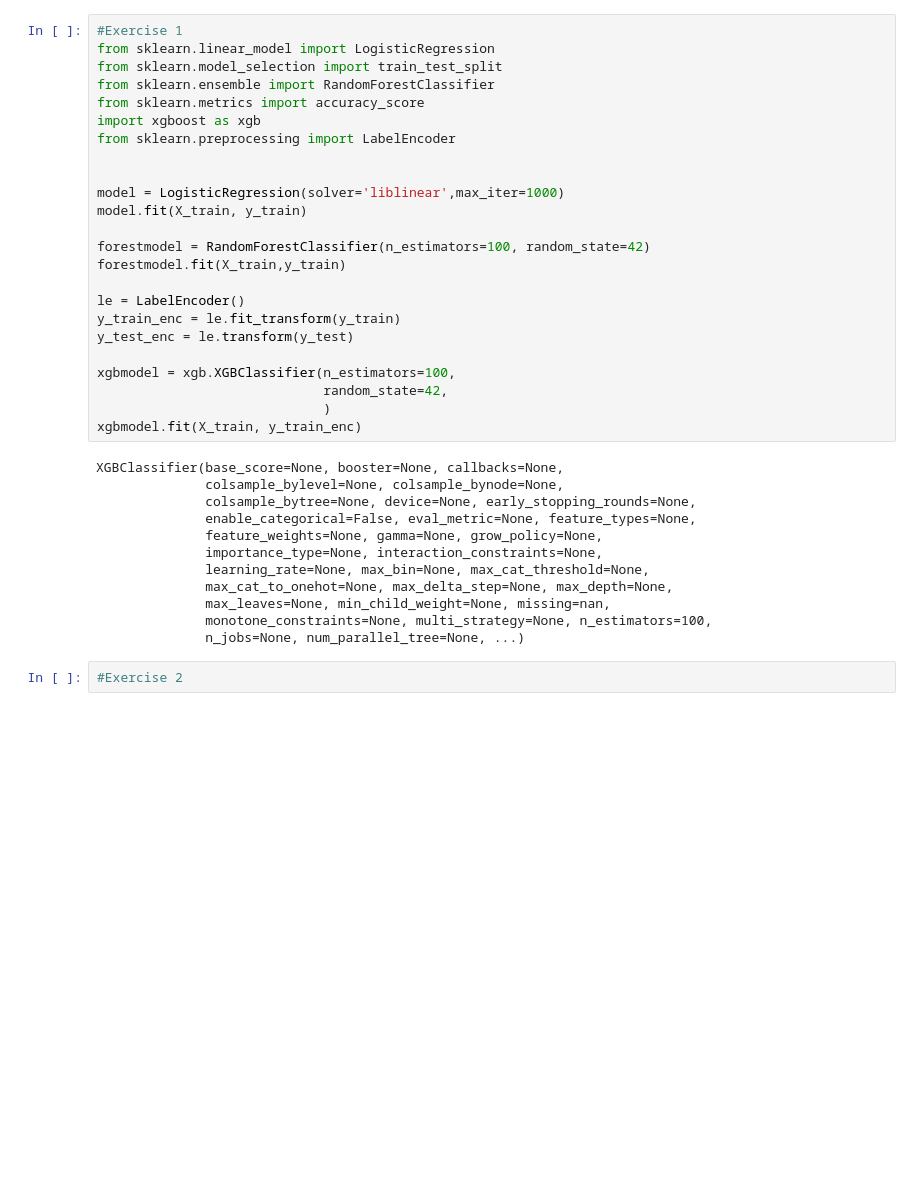
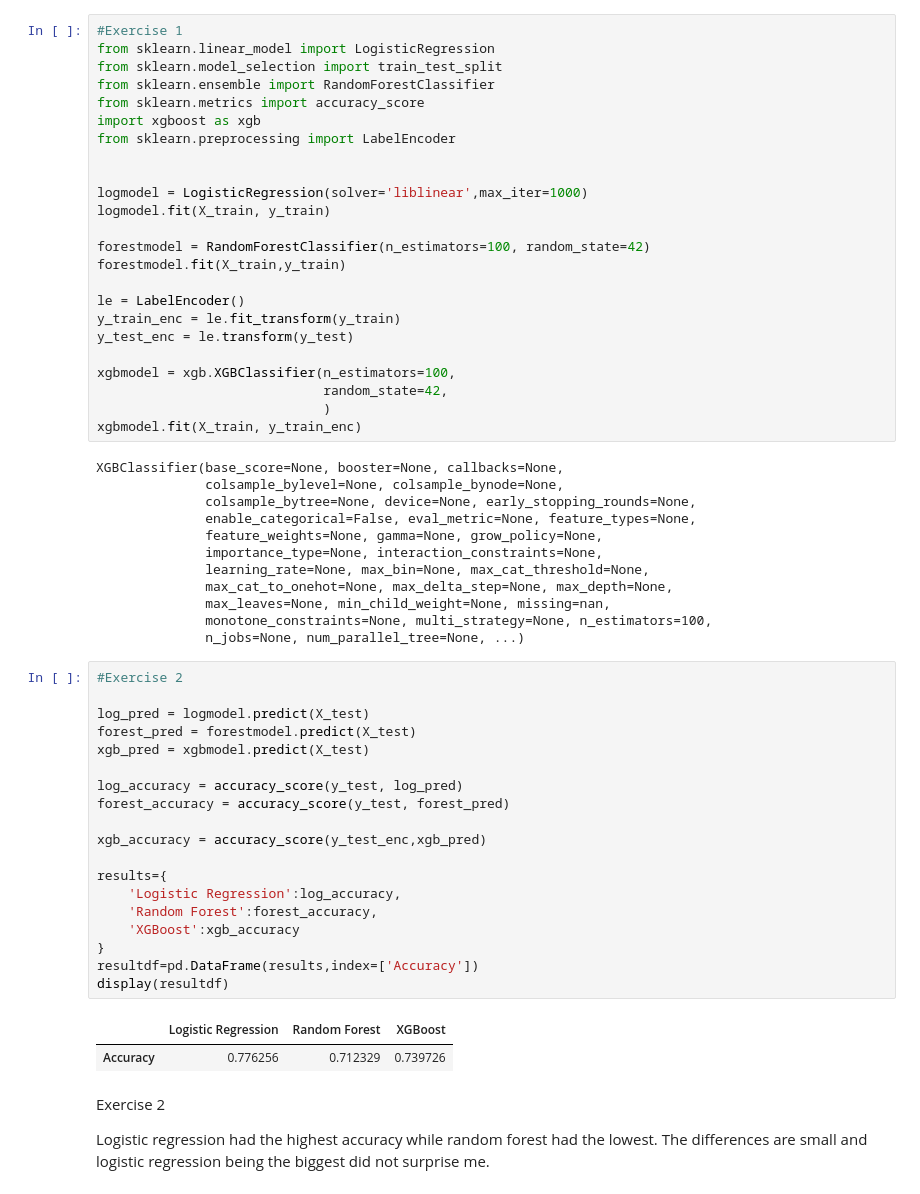
Before and after one commit to wiz124/chem169-git, a Jupyter notebook: Li_Harry_RID_018_code.ipynb, the cells around one changed output. Drawn from its saved outputs; the diff is of its cells as text; blank space fills up the shorter version.

```diff
--- a/Li_Harry_RID_018_code.ipynb
+++ b/Li_Harry_RID_018_code.ipynb
@@ -58,8 +58,8 @@ import xgboost as xgb
 from sklearn.preprocessing import LabelEncoder
 
 
-model = LogisticRegression(solver='liblinear',max_iter=1000)
-model.fit(X_train, y_train)
+logmodel = LogisticRegression(solver='liblinear',max_iter=1000)
+logmodel.fit(X_train, y_train)
 
 forestmodel = RandomForestClassifier(n_estimators=100, random_state=42)
 forestmodel.fit(X_train,y_train)
@@ -84,5 +84,29 @@ XGBClassifier(base_score=None, booster=None, callbacks=None,
               max_leaves=None, min_child_weight=None, missing=nan,
               monotone_constraints=None, multi_strategy=None, n_estimators=100,
               n_jobs=None, num_parallel_tree=None, ...)
-# %%
-#Exercise 2
+# %%
+#Exercise 2
+
+log_pred = logmodel.predict(X_test)
+forest_pred = forestmodel.predict(X_test)
+xgb_pred = xgbmodel.predict(X_test)
+
+log_accuracy = accuracy_score(y_test, log_pred)
+forest_accuracy = accuracy_score(y_test, forest_pred)
+
+xgb_accuracy = accuracy_score(y_test_enc,xgb_pred)
+
+results={
+    'Logistic Regression':log_accuracy,
+    'Random Forest':forest_accuracy,
+    'XGBoost':xgb_accuracy
+}
+resultdf=pd.DataFrame(results,index=['Accuracy'])
+display(resultdf)
+# %% [output]
+|  | Logistic Regression | Random Forest | XGBoost |
+| Accuracy | 0.776256 | 0.712329 | 0.739726 |
+# %% [markdown]
+Exercise 2
+
+Logistic regression had the highest accuracy while random forest had the lowest. The differences are small and logistic regression being the biggest did not surprise me.
```
Also changed, not shown: parts of 2 cells of this notebook.
